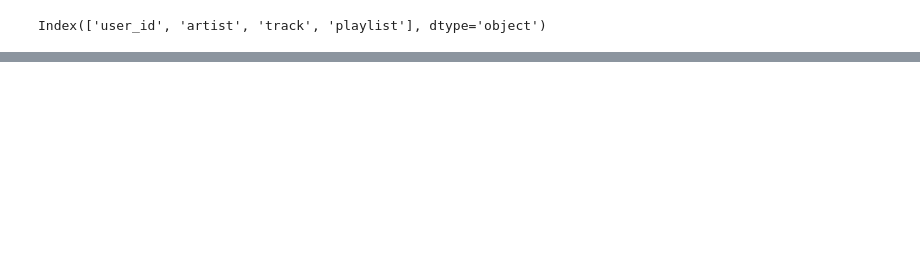
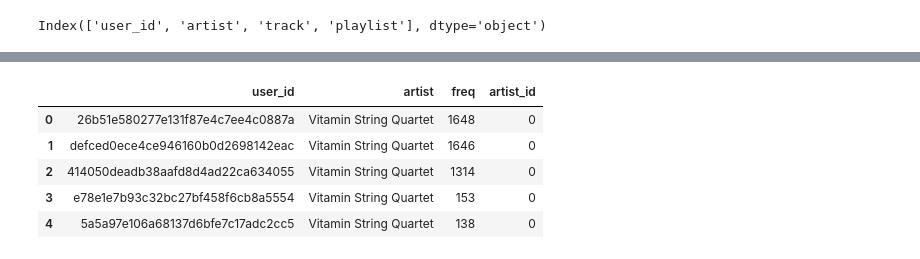
Before and after one commit to AntonisCSt/Music-Recommender-System, a Jupyter notebook: recommend_artist.ipynb, the cells around one changed output, grey strips where cells are left out. Saved outputs shown, nothing was run; the diff lists cells and outputs as text; code cells hidden in the pictures; blank space fills up the shorter version.

```diff
--- a/recommend_artist.ipynb
+++ b/recommend_artist.ipynb
@@ -43,0 +74,9 @@ df_playlist = df_playlist.groupby('artist').filter(lambda x : len(x)>=50)
+# %%
+df_freq.head()
+# %% [output]
+|  | user_id | artist | freq | artist_id |
+| 0 | 26b51e580277e131f87e4c7ee4c0887a | Vitamin String Quartet | 1648 | 0 |
+| 1 | defced0ece4ce946160b0d2698142eac | Vitamin String Quartet | 1646 | 0 |
+| 2 | 414050deadb38aafd8d4ad22ca634055 | Vitamin String Quartet | 1314 | 0 |
+| 3 | e78e1e7b93c32bc27bf458f6cb8a5554 | Vitamin String Quartet | 153 | 0 |
+| 4 | 5a5a97e106a68137d6bfe7c17adc2cc5 | Vitamin String Quartet | 138 | 0 |
```
Also changed, not shown: parts of 18 cells of this notebook.
